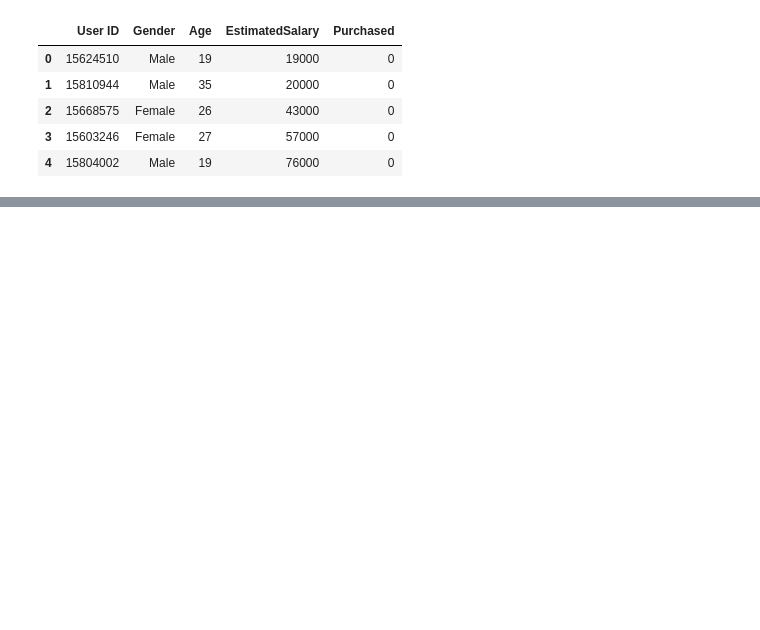
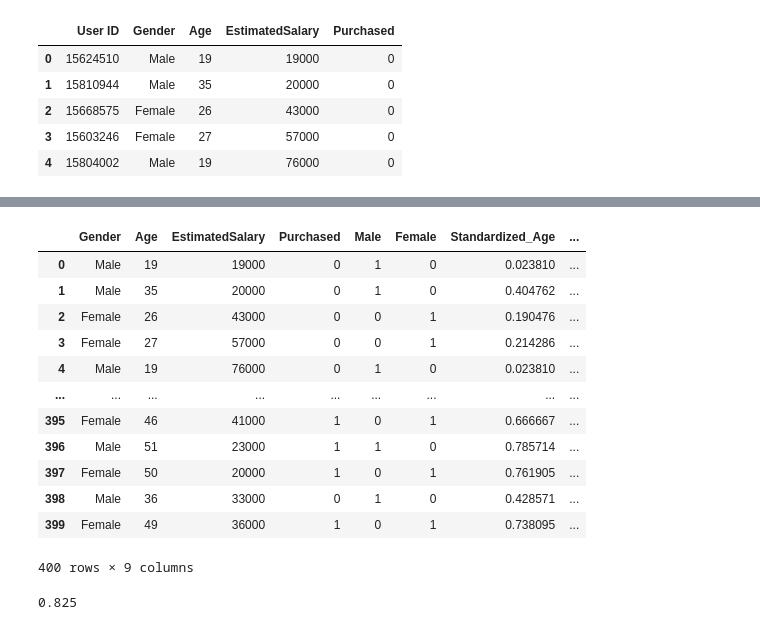
Before and after one commit to Rajvira10/CSE427, a Jupyter notebook: Lab_5.ipynb, the cells around one changed output, grey strips where cells are left out. Drawn from its saved outputs; the diff is of its cells as text; code cells hidden in the pictures; blank space fills up the shorter version.

```diff
--- a/Lab_5.ipynb
+++ b/Lab_5.ipynb
@@ -36,0 +83,23 @@ data.shape
+# %%
+y = data["Purchased"]
+X = data.drop(['Purchased','Age','EstimatedSalary','Gender'], axis=1)
+# %%
+logisticRegr = LogisticRegression()
+logisticRegr.fit(X, y)
+predictions = logisticRegr.predict(X)
+data['predictions'] = predictions
+data
+# %% [output]
+|  | Gender | Age | EstimatedSalary | Purchased | Male | Female | Standardized_Age | ... |
+| 0 | Male | 19 | 19000 | 0 | 1 | 0 | 0.023810 | ... |
+| 1 | Male | 35 | 20000 | 0 | 1 | 0 | 0.404762 | ... |
+| 2 | Female | 26 | 43000 | 0 | 0 | 1 | 0.190476 | ... |
+| 3 | Female | 27 | 57000 | 0 | 0 | 1 | 0.214286 | ... |
+| 4 | Male | 19 | 76000 | 0 | 1 | 0 | 0.023810 | ... |
+| ... | ... | ... | ... | ... | ... | ... | ... | ... |
+| 395 | Female | 46 | 41000 | 1 | 0 | 1 | 0.666667 | ... |
+| 396 | Male | 51 | 23000 | 1 | 1 | 0 | 0.785714 | ... |
+| 397 | Female | 50 | 20000 | 1 | 0 | 1 | 0.761905 | ... |
+| 398 | Male | 36 | 33000 | 0 | 1 | 0 | 0.428571 | ... |
+| 399 | Female | 49 | 36000 | 1 | 0 | 1 | 0.738095 | ... |
+400 rows × 9 columns
@@ -36,0 +112,4 @@ data.shape
+# %%
+score
+# %% [output]
+0.825
```
Also changed, not shown: parts of 9 cells of this notebook.
